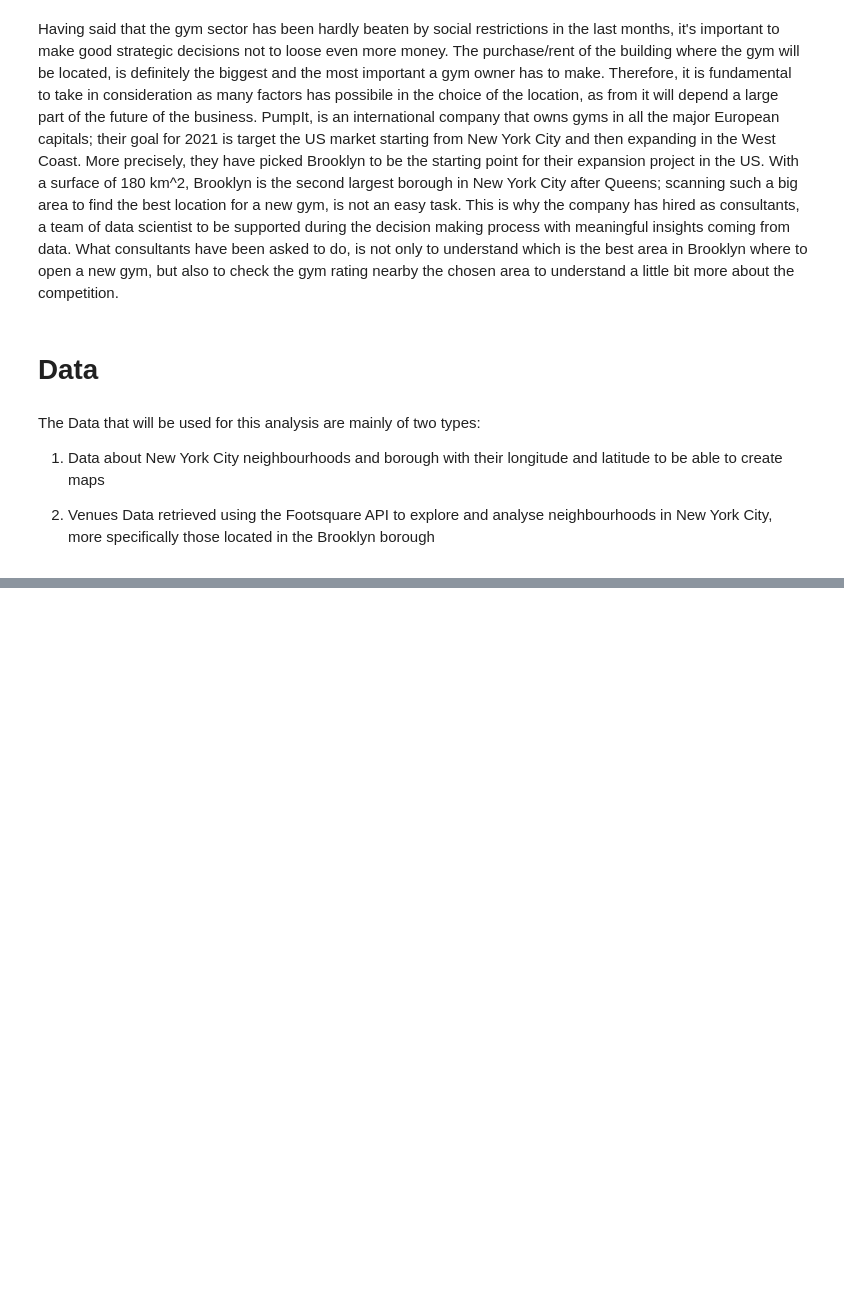
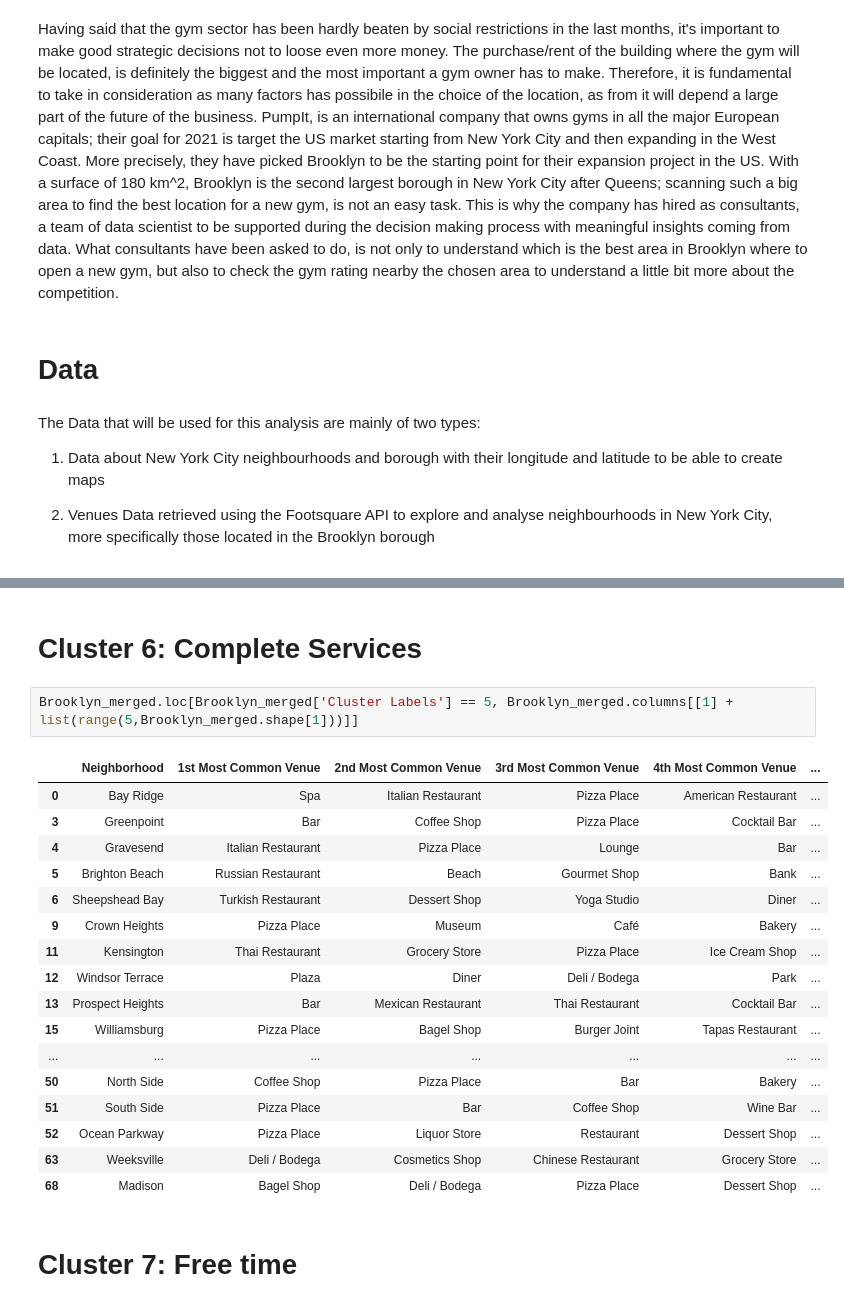
Before and after one commit to fedefrig/Coursera_Capstone, a Jupyter notebook: Coursera Capstone.ipynb, the cells around one changed output, grey strips where cells are left out. Drawn from its saved outputs; the diff is of its cells as text; blank space fills up the shorter version.

```diff
--- a/Coursera Capstone.ipynb
+++ b/Coursera Capstone.ipynb
@@ -30,0 +569,24 @@ The Data that will be used for this analysis are mainly of two types:
+# %% [markdown]
+# Cluster 6: Complete Services
+# %%
+Brooklyn_merged.loc[Brooklyn_merged['Cluster Labels'] == 5, Brooklyn_merged.columns[[1] + list(range(5,Brooklyn_merged.shape[1]))]]
+# %% [output]
+|  | Neighborhood | 1st Most Common Venue | 2nd Most Common Venue | 3rd Most Common Venue | 4th Most Common Venue | ... |
+| 0 | Bay Ridge | Spa | Italian Restaurant | Pizza Place | American Restaurant | ... |
+| 3 | Greenpoint | Bar | Coffee Shop | Pizza Place | Cocktail Bar | ... |
+| 4 | Gravesend | Italian Restaurant | Pizza Place | Lounge | Bar | ... |
+| 5 | Brighton Beach | Russian Restaurant | Beach | Gourmet Shop | Bank | ... |
+| 6 | Sheepshead Bay | Turkish Restaurant | Dessert Shop | Yoga Studio | Diner | ... |
+| 9 | Crown Heights | Pizza Place | Museum | Café | Bakery | ... |
+| 11 | Kensington | Thai Restaurant | Grocery Store | Pizza Place | Ice Cream Shop | ... |
+| 12 | Windsor Terrace | Plaza | Diner | Deli / Bodega | Park | ... |
+| 13 | Prospect Heights | Bar | Mexican Restaurant | Thai Restaurant | Cocktail Bar | ... |
+| 15 | Williamsburg | Pizza Place | Bagel Shop | Burger Joint | Tapas Restaurant | ... |
+| ... | ... | ... | ... | ... | ... | ... |
+| 50 | North Side | Coffee Shop | Pizza Place | Bar | Bakery | ... |
+| 51 | South Side | Pizza Place | Bar | Coffee Shop | Wine Bar | ... |
+| 52 | Ocean Parkway | Pizza Place | Liquor Store | Restaurant | Dessert Shop | ... |
+| 63 | Weeksville | Deli / Bodega | Cosmetics Shop | Chinese Restaurant | Grocery Store | ... |
+| 68 | Madison | Bagel Shop | Deli / Bodega | Pizza Place | Dessert Shop | ... |
+# %% [markdown]
+# Cluster 7: Free time
```
Also changed, not shown: parts of 107 cells of this notebook.
